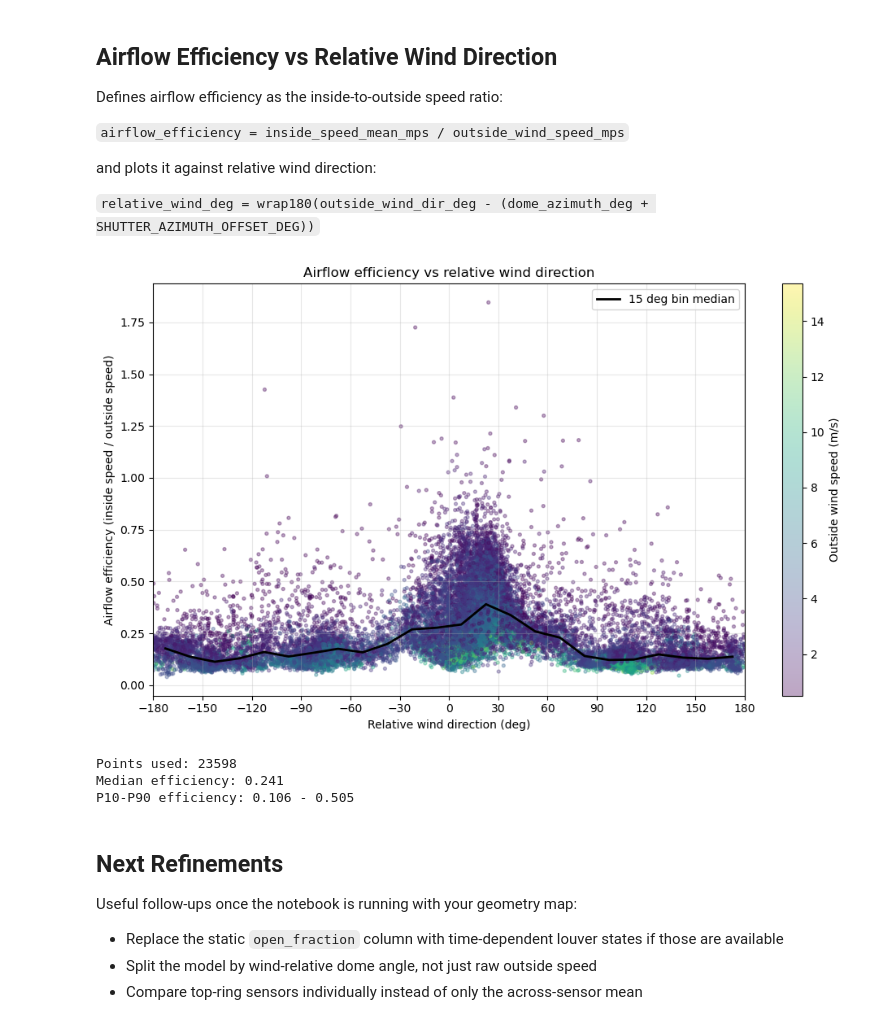
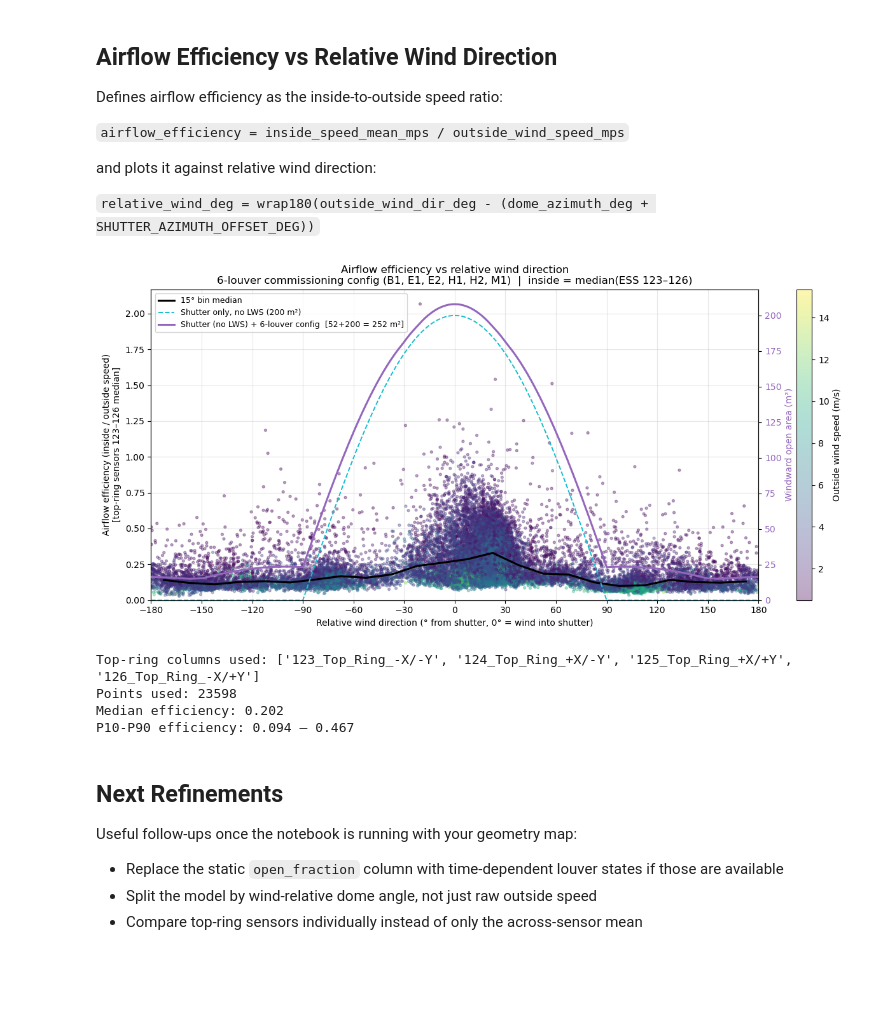
Before and after one commit to bstalder/notebooks, a Jupyter notebook: earlyoperations/Dome_Flow_Estimation.ipynb, the cells around one changed output. Cells and saved outputs as stored; diff of their text form; code cells hidden in the pictures; blank space fills up the shorter version.

```diff
--- a/earlyoperations/Dome_Flow_Estimation.ipynb
+++ b/earlyoperations/Dome_Flow_Estimation.ipynb
@@ -631,59 +631,82 @@ eff_df = model_df.copy()
 eff_df["relative_wind_deg"] = wrap180(
     eff_df["outside_wind_dir_deg"] - (eff_df["dome_azimuth_deg"] + SHUTTER_AZIMUTH_OFFSET_DEG)
 )
-eff_df["airflow_efficiency"] = eff_df["inside_speed_mean_mps"] / eff_df["outside_wind_speed_mps"]
 
-# Filter to physically useful points for stability in the ratio.
+# Use median of top-ring sensors only (123–126), excluding TMA Platform (110)
+topring_cols_6 = [c for c in eff_df.columns if any(c.startswith(f"{idx}_") for idx in [123, 124, 125, 126])]
+eff_df["inside_speed_topring_mps"] = eff_df[topring_cols_6].median(axis=1, skipna=True)
+eff_df["airflow_efficiency"] = eff_df["inside_speed_topring_mps"] / eff_df["outside_wind_speed_mps"]
+
 eff_df = eff_df[
     np.isfinite(eff_df["relative_wind_deg"])
     & np.isfinite(eff_df["airflow_efficiency"])
     & np.isfinite(eff_df["outside_wind_speed_mps"])
     & np.isfinite(eff_df["shutter_open_fraction"])
     & (eff_df["shutter_open_fraction"] > 0.95)
     & (eff_df["outside_wind_speed_mps"] > 0.5)
     & (eff_df["airflow_efficiency"] >= 0)
     & (eff_df["airflow_efficiency"] <= 3.0)
 ].copy()
 
-fig, ax = plt.subplots(figsize=(10, 6))
-sc = ax.scatter(
+fig, ax1 = plt.subplots(figsize=(13, 6))
+sc = ax1.scatter(
     eff_df["relative_wind_deg"],
     eff_df["airflow_efficiency"],
     c=eff_df["outside_wind_speed_mps"],
     cmap="viridis",
     s=8,
     alpha=0.35,
+    zorder=2,
 )
 
-# Add a binned median trend to make directional structure easier to see.
 bins = np.arange(-180, 181, 15)
 centers = 0.5 * (bins[:-1] + bins[1:])
 bin_idx = np.digitize(eff_df["relative_wind_deg"], bins) - 1
 med = [eff_df.loc[bin_idx == i, "airflow_efficiency"].median() for i in range(len(centers))]
-ax.plot(centers, med, color="black", lw=2, label="15 deg bin median")
+ax1.plot(centers, med, color="black", lw=2.2, label="15° bin median", zorder=4)
 
-ax.set_xlabel("Relative wind direction (deg)")
-ax.set_ylabel("Airflow efficiency (inside speed / outside speed)")
-ax.set_title("Airflow efficiency vs relative wind direction")
-ax.set_xlim(-180, 180)
-ax.set_xticks(np.arange(-180, 181, 30))
-ax.grid(True, alpha=0.3)
-ax.legend()
+ax1.set_xlabel("Relative wind direction (° from shutter, 0° = wind into shutter)")
+ax1.set_ylabel("Airflow efficiency (inside / outside speed)\n[top-ring sensors 123–126 median]")
+ax1.set_xlim(-180, 180)
+ax1.set_xticks(np.arange(-180, 181, 30))
+ax1.set_ylim(0, None)
+ax1.grid(True, alpha=0.3)
 
-cbar = plt.colorbar(sc, ax=ax)
+cbar = plt.colorbar(sc, ax=ax1)
 cbar.set_label("Outside wind speed (m/s)")
 
+# ── Right axis: 6-louver windward aperture model ──────────────────────────────
+ax2 = ax1.twinx()
+ax2.plot(wind_deg, shutter_no_lws, color="tab:cyan", lw=1.4, ls="--",
+         label=f"Shutter only, no LWS ({S_NO_LWS:.0f} m²)", zorder=3)
+ax2.plot(wind_deg, wt_6_no_lws, color="tab:purple", lw=2.2,
+         label=f"Shutter (no LWS) + 6-louver config  [{louver_eff_6:.0f}+{S_NO_LWS:.0f} = {louver_eff_6+S_NO_LWS:.0f} m²]",
+         zorder=3)
+ax2.set_ylabel("Windward open area (m²)", color="tab:purple")
+ax2.tick_params(axis="y", labelcolor="tab:purple")
+ax2.set_ylim(0, None)
+
+lines1, labels1 = ax1.get_legend_handles_labels()
+lines2, labels2 = ax2.get_legend_handles_labels()
+ax1.legend(lines1 + lines2, labels1 + labels2, loc="upper left", fontsize=9)
+
+ax1.set_title(
+    "Airflow efficiency vs relative wind direction\n"
+    "6-louver commissioning config (B1, E1, E2, H1, H2, M1)  |  inside = median(ESS 123–126)"
+)
 plt.tight_layout()
 plt.show()
 
+print(f"Top-ring columns used: {topring_cols_6}")
 print(f"Points used: {len(eff_df)}")
 print(f"Median efficiency: {eff_df['airflow_efficiency'].median():.3f}")
-print(f"P10-P90 efficiency: {eff_df['airflow_efficiency'].quantile(0.10):.3f} - {eff_df['airflow_efficiency'].quantile(0.90):.3f}")
+print(f"P10-P90 efficiency: {eff_df['airflow_efficiency'].quantile(0.10):.3f} – {eff_df['airflow_efficiency'].quantile(0.90):.3f}")
 # %% [output]
-[figure, old version]
+[figure, new version]
+Top-ring columns used: ['123_Top_Ring_-X/-Y', '124_Top_Ring_+X/-Y', '125_Top_Ring_+X/+Y', '126_Top_Ring_-X/+Y']
 Points used: 23598
-Median efficiency: 0.241
-P10-P90 efficiency: 0.106 - 0.505
+Median efficiency: 0.202
+P10-P90 efficiency: 0.094 – 0.467
 # %% [markdown]
 ## Next Refinements
 
```
Also changed, not shown: parts of 10 cells of this notebook.
